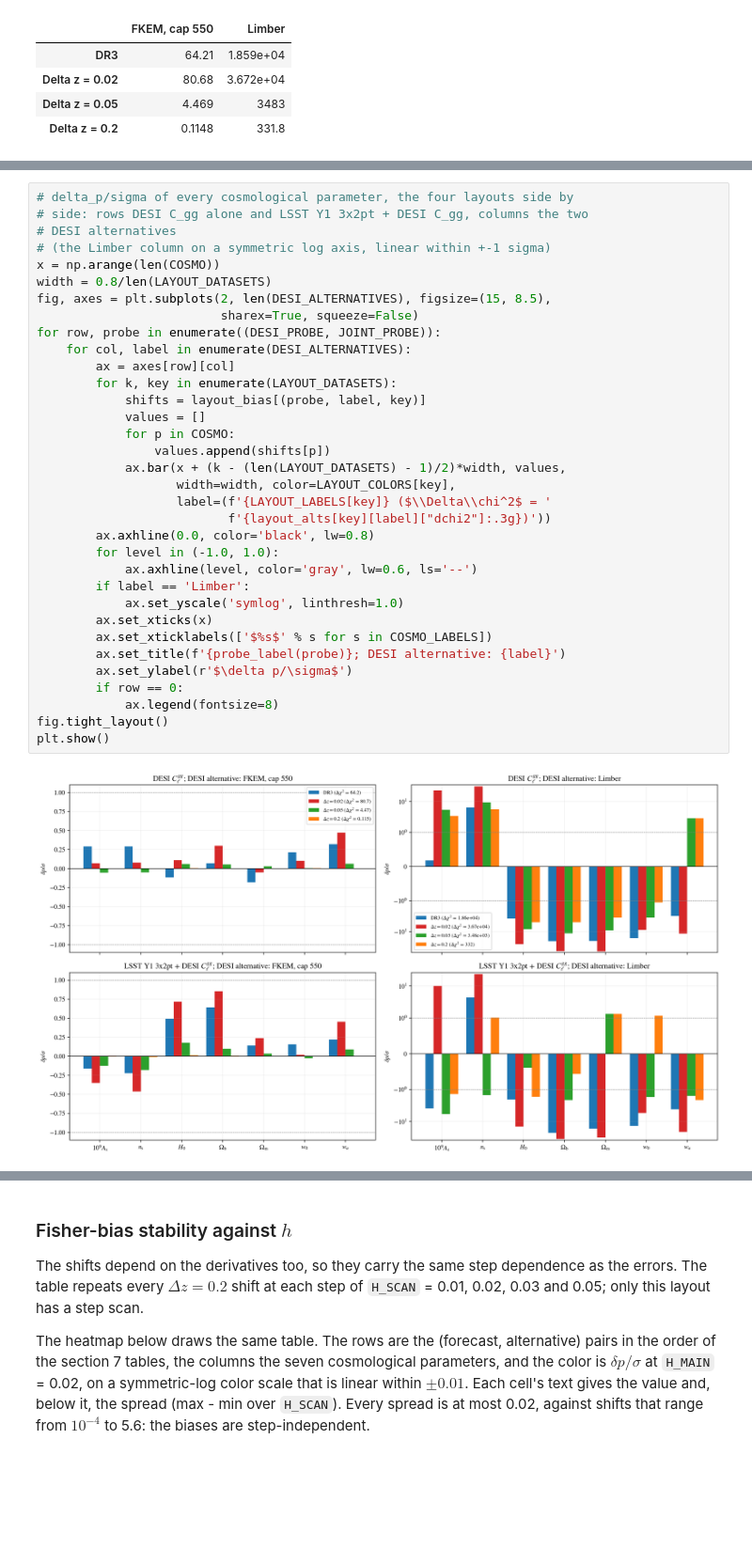
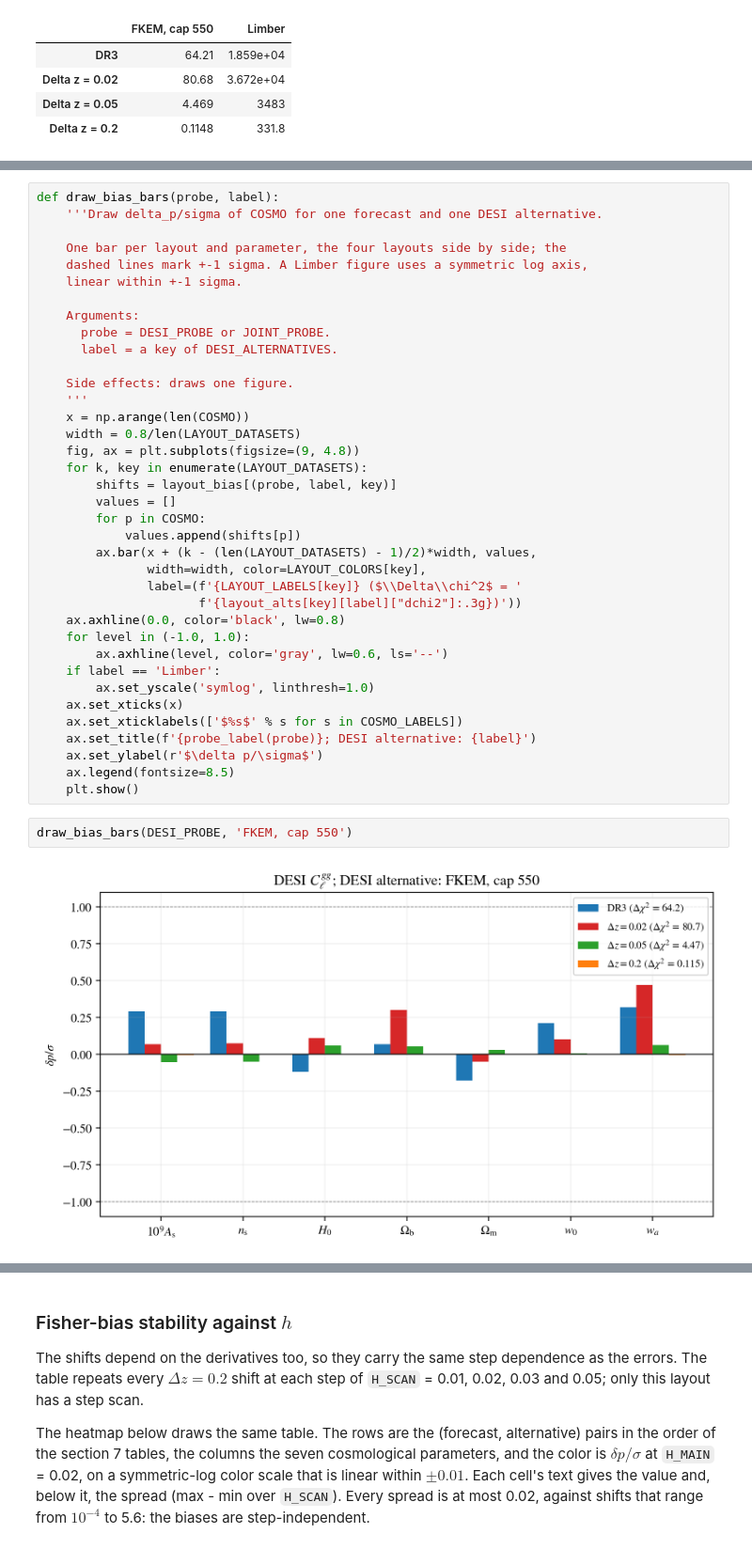
Before and after one commit to SBU-COSMOLIKE/lssty1xdesi, a Jupyter notebook: EXAMPLE_EVALUATE_FISHER.ipynb, the cells around one changed output, grey strips where cells are left out. Shown at 94% size. Cells and saved outputs as stored; diff of their text form; blank space fills up the shorter version.

```diff
--- a/EXAMPLE_EVALUATE_FISHER.ipynb
+++ b/EXAMPLE_EVALUATE_FISHER.ipynb
@@ -965,38 +966,43 @@ One caveat: the thin-layout derivatives use the single step $h = 0.02$, so these
 shifts carry no step scan. The next subsection scans the step on
 $\Delta z = 0.2$.
 # %%
-# delta_p/sigma of every cosmological parameter, the four layouts side by
-# side: rows DESI C_gg alone and LSST Y1 3x2pt + DESI C_gg, columns the two
-# DESI alternatives
-# (the Limber column on a symmetric log axis, linear within +-1 sigma)
-x = np.arange(len(COSMO))
-width = 0.8/len(LAYOUT_DATASETS)
-fig, axes = plt.subplots(2, len(DESI_ALTERNATIVES), figsize=(15, 8.5),
-                         sharex=True, squeeze=False)
-for row, probe in enumerate((DESI_PROBE, JOINT_PROBE)):
-    for col, label in enumerate(DESI_ALTERNATIVES):
-        ax = axes[row][col]
-        for k, key in enumerate(LAYOUT_DATASETS):
-            shifts = layout_bias[(probe, label, key)]
-            values = []
-            for p in COSMO:
-                values.append(shifts[p])
-            ax.bar(x + (k - (len(LAYOUT_DATASETS) - 1)/2)*width, values,
-                   width=width, color=LAYOUT_COLORS[key],
-                   label=(f'{LAYOUT_LABELS[key]} ($\\Delta\\chi^2$ = '
-                          f'{layout_alts[key][label]["dchi2"]:.3g})'))
-        ax.axhline(0.0, color='black', lw=0.8)
-        for level in (-1.0, 1.0):
-            ax.axhline(level, color='gray', lw=0.6, ls='--')
-        if label == 'Limber':
-            ax.set_yscale('symlog', linthresh=1.0)
-        ax.set_xticks(x)
-        ax.set_xticklabels(['$%s$' % s for s in COSMO_LABELS])
-        ax.set_title(f'{probe_label(probe)}; DESI alternative: {label}')
-        ax.set_ylabel(r'$\delta p/\sigma$')
-        if row == 0:
-            ax.legend(fontsize=8)
-fig.tight_layout()
-plt.show()
+def draw_bias_bars(probe, label):
+    '''Draw delta_p/sigma of COSMO for one forecast and one DESI alternative.
+
+    One bar per layout and parameter, the four layouts side by side; the
+    dashed lines mark +-1 sigma. A Limber figure uses a symmetric log axis,
+    linear within +-1 sigma.
+
+    Arguments:
+      probe = DESI_PROBE or JOINT_PROBE.
+      label = a key of DESI_ALTERNATIVES.
+
+    Side effects: draws one figure.
+    '''
+    x = np.arange(len(COSMO))
+    width = 0.8/len(LAYOUT_DATASETS)
+    fig, ax = plt.subplots(figsize=(9, 4.8))
+    for k, key in enumerate(LAYOUT_DATASETS):
+        shifts = layout_bias[(probe, label, key)]
+        values = []
+        for p in COSMO:
+            values.append(shifts[p])
+        ax.bar(x + (k - (len(LAYOUT_DATASETS) - 1)/2)*width, values,
+               width=width, color=LAYOUT_COLORS[key],
+               label=(f'{LAYOUT_LABELS[key]} ($\\Delta\\chi^2$ = '
+                      f'{layout_alts[key][label]["dchi2"]:.3g})'))
+    ax.axhline(0.0, color='black', lw=0.8)
+    for level in (-1.0, 1.0):
+        ax.axhline(level, color='gray', lw=0.6, ls='--')
+    if label == 'Limber':
+        ax.set_yscale('symlog', linthresh=1.0)
+    ax.set_xticks(x)
+    ax.set_xticklabels(['$%s$' % s for s in COSMO_LABELS])
+    ax.set_title(f'{probe_label(probe)}; DESI alternative: {label}')
+    ax.set_ylabel(r'$\delta p/\sigma$')
+    ax.legend(fontsize=8.5)
+    plt.show()
-# %% [output]
-[figure, removed]
+# %%
+draw_bias_bars(DESI_PROBE, 'FKEM, cap 550')
+# %% [output]
+[figure, added]
```
Also changed, not shown: parts of 4 cells of this notebook.
